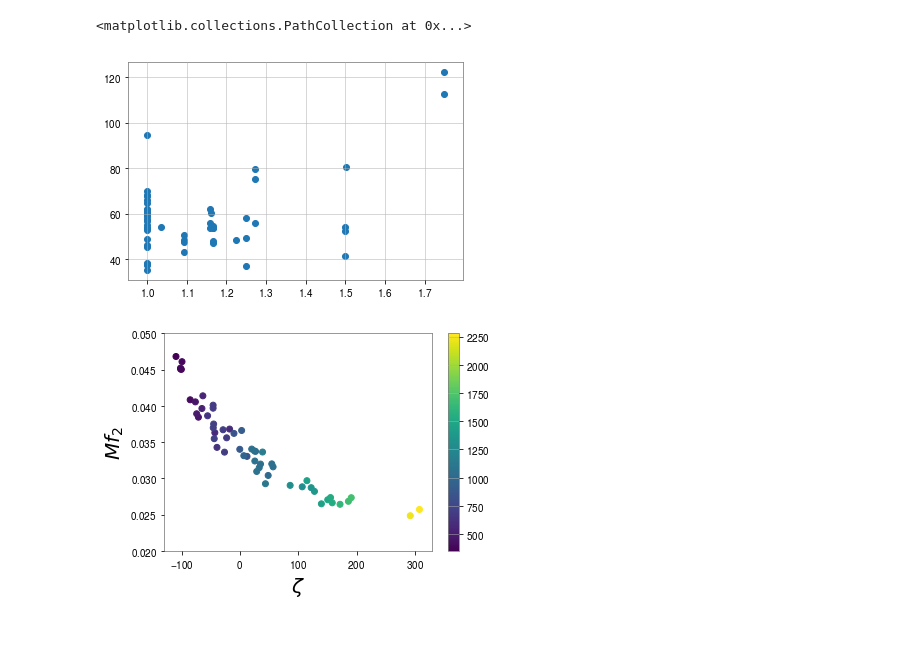
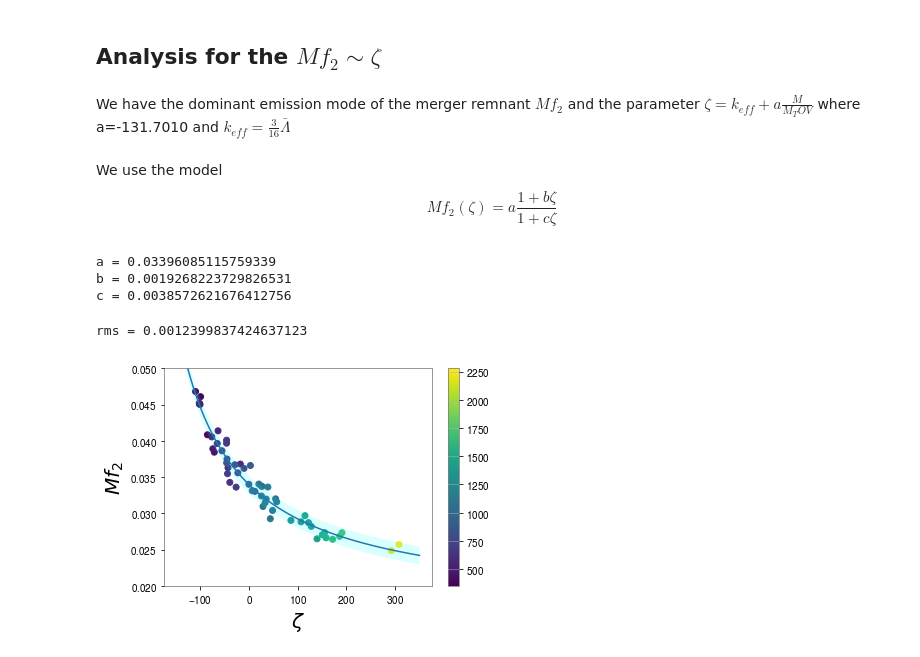
Before and after one commit to johnkou97/model, a Jupyter notebook: Results.ipynb, the cells around one changed output. Drawn from its saved outputs; the diff is of its cells as text; code cells hidden in the pictures.

```diff
--- a/Results.ipynb
+++ b/Results.ipynb
@@ -20,6 +21,9 @@ G=6.67408e-8
 Msun=1.989e33
 Length = G*Msun/c**2
 Time = Length/c
+# %%
+def ml1(x,a,b,c):
+    return a*(1+b*x)/(1+c*x)
 # %%
 lamda=np.load('results/lamda.npy')
 q=np.load('results/q.npy')
@@ -66,16 +121,43 @@ plt.scatter(lamda,rhM)
-# %%
-plt.scatter(q,dtM)
-# %% [output]
-<matplotlib.collections.PathCollection at 0x...>
-[figure, removed]
+# %% [markdown]
+## Analysis for the $Mf_2\sim \zeta$
+# %% [markdown]
+We have the dominant emission mode of the merger remnant $Mf_2$ and the parameter $\zeta=k_{eff}+a\frac{M}{M_TOV}$ where a=-131.7010 and $k_{eff}=\frac{3}{16}\bar{\Lambda}$
+# %% [markdown]
+We use the model $$ Mf_2(\zeta)=a\frac{1+b\zeta}{1+c\zeta} $$
+# %%
+init_vals = [.0,.0,.0]
+rh_vals , rh_covar = curve_fit(ml1,zeta,mas*freq,p0=init_vals)
+print('a =',rh_vals[0])
+print('b =',rh_vals[1])
+print('c =',rh_vals[2])
+# %% [output]
+a = 0.03396085115759339
+b = 0.0019268223729826531
+c = 0.0038572621676412756
+# %%
+y_x=ml1(zeta,rh_vals[0],rh_vals[1],rh_vals[2])
+n=len(zeta)
+rms = np.sqrt(np.sum((pow((np.array(y_x)-mas*freq),2)))/n) #_L for linear curve
+print('rms =',rms)
+# %% [output]
+rms = 0.0012399837424637123
+# %%
+x=np.linspace(-150,350,1000)
+y=ml1(x,rh_vals[0],rh_vals[1],rh_vals[2])
+y1=y+rms
+y2=y-rms
 # %%
 plt.scatter(zeta,mas*freq,c=lamda)
 plt.colorbar()
 plt.xlabel(r'$\zeta$',fontsize=20)
 plt.ylabel(r'$Mf_2$',fontsize=20)
 plt.ylim(0.02,0.05)
 #plt.title("",fontsize=20)
 plt.grid(False)
+plt.plot(x,y)
+#plt.plot(x,y1)
+#plt.plot(x,y2)
+plt.fill_between(x, y1, y2, facecolor="cyan", alpha=0.15)
 plt.show()
 # %% [output]
-[figure, old version]
+[figure, new version]
```
Also changed, not shown: parts of 17 cells of this notebook.
